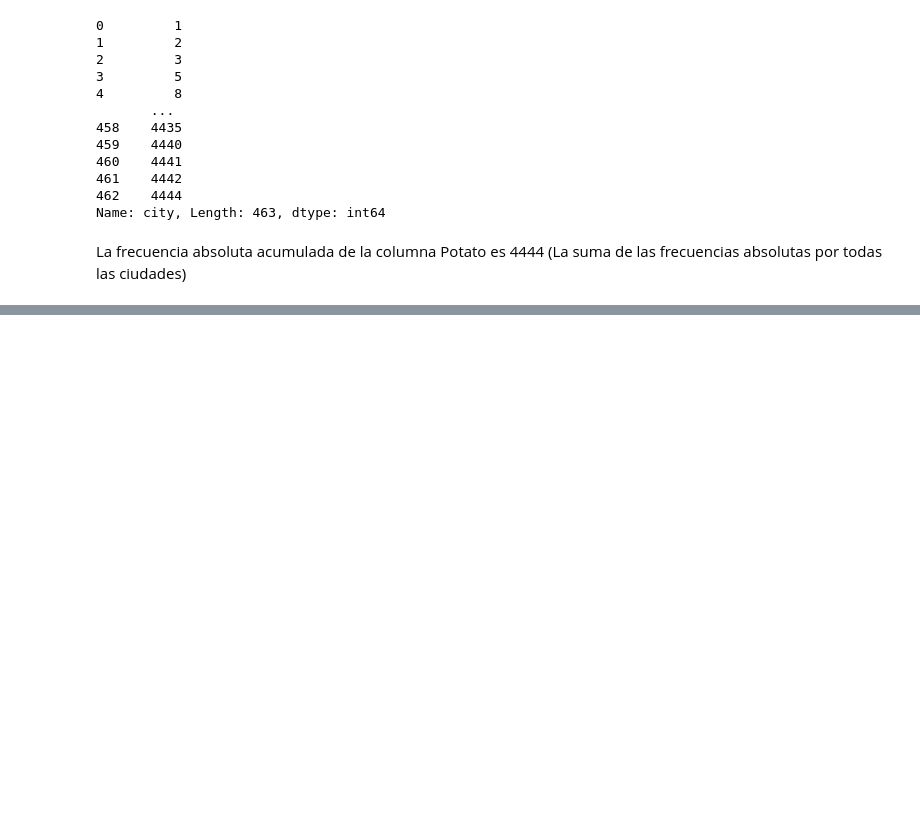
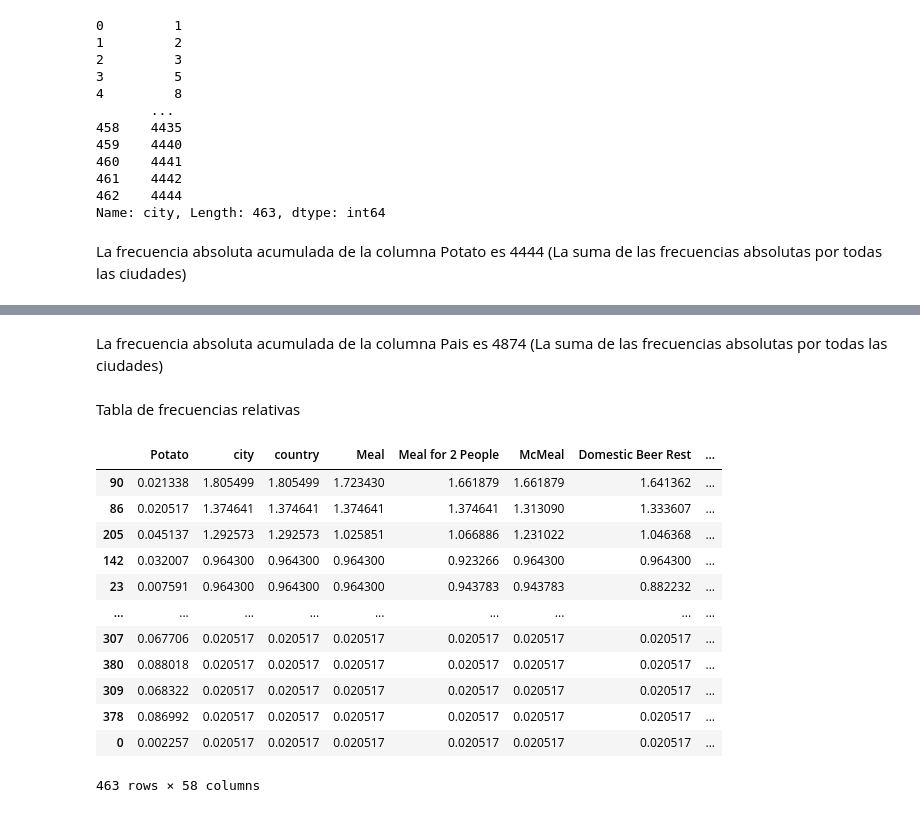
Before and after one commit to Adalab/DA-promoC-modulo2-sprint1-anagallego-sandra, a Jupyter notebook: Estadistica/Mod2-lecc1-EstadisticaII.ipynb, the cells around one changed output, grey strips where cells are left out. Cells and saved outputs as stored; diff of their text form; code cells hidden in the pictures; blank space fills up the shorter version.

```diff
--- a/Estadistica/Mod2-lecc1-EstadisticaII.ipynb
+++ b/Estadistica/Mod2-lecc1-EstadisticaII.ipynb
@@ -218,0 +243,21 @@ La frecuencia absoluta acumulada de la columna Potato es 4444 (La suma de las fr
+# %% [markdown]
+La frecuencia absoluta acumulada de la columna Pais es 4874 (La suma de las frecuencias absolutas por todas las ciudades)
+# %% [markdown]
+Tabla de frecuencias relativas
+# %%
+frecuencia_relativa = (df_patata / df.shape[0]) *100
+frecuencia_relativa.sort_values(by = "city", ascending = False)
+# %% [output]
+|  | Potato | city | country | Meal | Meal for 2 People | McMeal | Domestic Beer Rest | ... |
+| 90 | 0.021338 | 1.805499 | 1.805499 | 1.723430 | 1.661879 | 1.661879 | 1.641362 | ... |
+| 86 | 0.020517 | 1.374641 | 1.374641 | 1.374641 | 1.374641 | 1.313090 | 1.333607 | ... |
+| 205 | 0.045137 | 1.292573 | 1.292573 | 1.025851 | 1.066886 | 1.231022 | 1.046368 | ... |
+| 142 | 0.032007 | 0.964300 | 0.964300 | 0.964300 | 0.923266 | 0.964300 | 0.964300 | ... |
+| 23 | 0.007591 | 0.964300 | 0.964300 | 0.964300 | 0.943783 | 0.943783 | 0.882232 | ... |
+| ... | ... | ... | ... | ... | ... | ... | ... | ... |
+| 307 | 0.067706 | 0.020517 | 0.020517 | 0.020517 | 0.020517 | 0.020517 | 0.020517 | ... |
+| 380 | 0.088018 | 0.020517 | 0.020517 | 0.020517 | 0.020517 | 0.020517 | 0.020517 | ... |
+| 309 | 0.068322 | 0.020517 | 0.020517 | 0.020517 | 0.020517 | 0.020517 | 0.020517 | ... |
+| 378 | 0.086992 | 0.020517 | 0.020517 | 0.020517 | 0.020517 | 0.020517 | 0.020517 | ... |
+| 0 | 0.002257 | 0.020517 | 0.020517 | 0.020517 | 0.020517 | 0.020517 | 0.020517 | ... |
+463 rows × 58 columns
```
Also changed, not shown: parts of 6 cells of this notebook.
